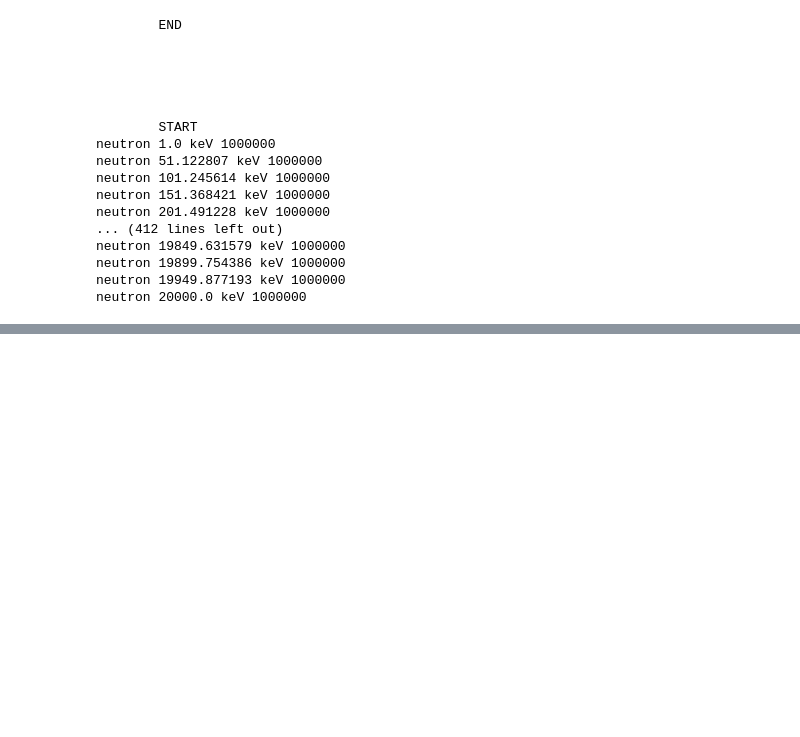
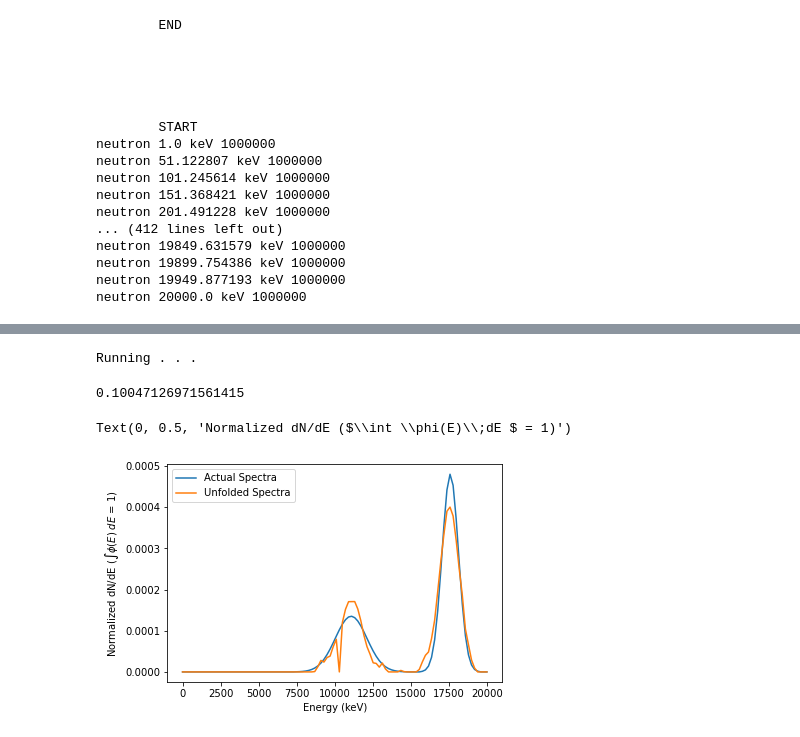
Before and after one commit to JamesMcGreivy/scintillator-neutron-detection, a Jupyter notebook: NN.ipynb, the cells around one changed output, grey strips where cells are left out. Cells and saved outputs as stored; diff of their text form; code cells hidden in the pictures; blank space fills up the shorter version.

```diff
--- a/NN.ipynb
+++ b/NN.ipynb
@@ -272,7 +70,0 @@ xtest, ytest = loadRandomGaussianData(data, 20)
-# %%
-i = 5
-plt.plot(np.linspace(1, 20000, 400), ytest[i], label = "actual")
-plt.plot(np.linspace(1, 20000, 400), model(xtest)[i])
-plt.xlabel("Energy (keV)")
-plt.ylabel("Neutron Flux")
-plt.legend()
@@ -327,0 +299,49 @@ array([ 0.30099,  0.90097,  1.50095,  2.10093,  2.70091,  3.30089,
+# %%
+Best = {'target': -0.0633033906734846, 'params': {'alpha0': 0.13117561268266026, 'alpha1': 0.21382242908172192, 'alpha2': 0.1317413979384536, 'numNeurons0': 846.1645020201007, 'numNeurons1': 600.4798628600823, 'numNeurons2': 630.5565850119028}}
+alpha0 = Best['params']['alpha0']
+alpha1 = Best['params']['alpha1']
+alpha2 = Best['params']['alpha2']
+numNeurons0 = Best['params']['numNeurons0']
+numNeurons1 = Best['params']['numNeurons1']
+numNeurons2 = Best['params']['numNeurons2']
+
+inputDim = len(bins)
+outputDim = 100
+
+model = getModel(inputDim, outputDim, numNeurons0, numNeurons1, numNeurons2, alpha0, alpha1, alpha2)
+
+model.compile(loss = "mse", optimizer = Adam() )
+
+monitor = EarlyStopping(monitor='val_loss', min_delta=1e-8,
+                        patience=3, verbose=0,
+                        mode='min', restore_best_weights=True)
+
+x,y = loadRandomGaussianDataMT(20000, outputDim)
+
+print("Running . . .")
+
+with tf.device("/device:GPU:0"):
+    model.fit(x, y * 1e4, validation_split=0.1, batch_size = 120, callbacks=[monitor], verbose=0, epochs=10000)
+# %% [output]
+Running . . .
+# %%
+xtest, ytest = loadRandomGaussianDataMT(2000, outputDim)
+error = metrics.mean_squared_error(ytest * 1e4, model(xtest))
+print(error)
+# %% [output]
+0.10047126971561415
+# %%
+xtest, ytest = loadRandomGaussianDataMT(400, outputDim)
+ytest = ytest * 1e4
+energyBins = np.linspace(1, 20000, outputDim)
+i = 0
+# %%
+i += 1
+plt.plot(energyBins, ytest[i] / 1e4, label = "Actual Spectra")
+plt.plot(energyBins, model(xtest)[i] / 1e4, label = "Unfolded Spectra")
+plt.legend()
+plt.xlabel("Energy (keV)")
+plt.ylabel("Normalized dN/dE ($\int \phi(E)\;dE $ = 1)")
+# %% [output]
+Text(0, 0.5, 'Normalized dN/dE ($\\int \\phi(E)\\;dE $ = 1)')
+[figure, added]
```
Also changed, not shown: parts of 43 cells of this notebook, 2 other files.
